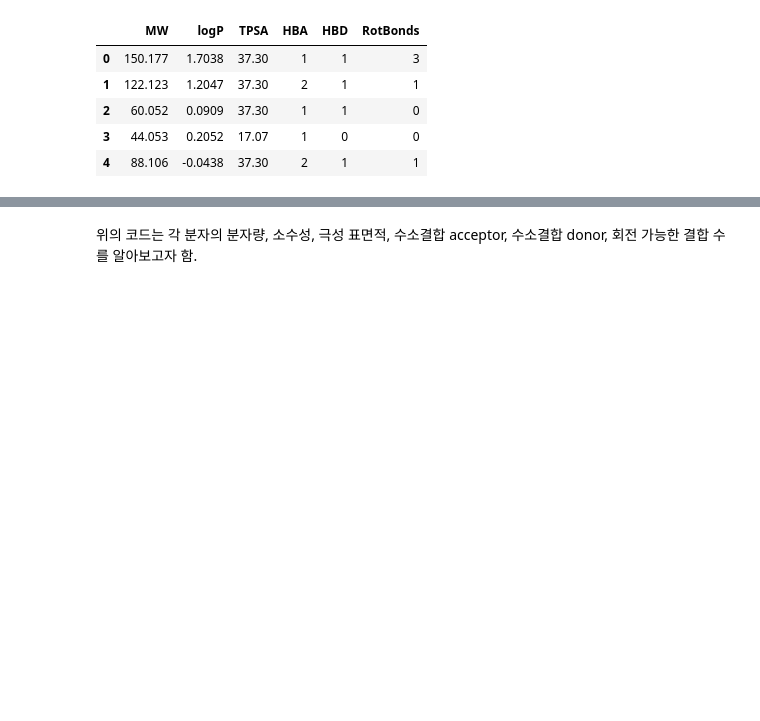
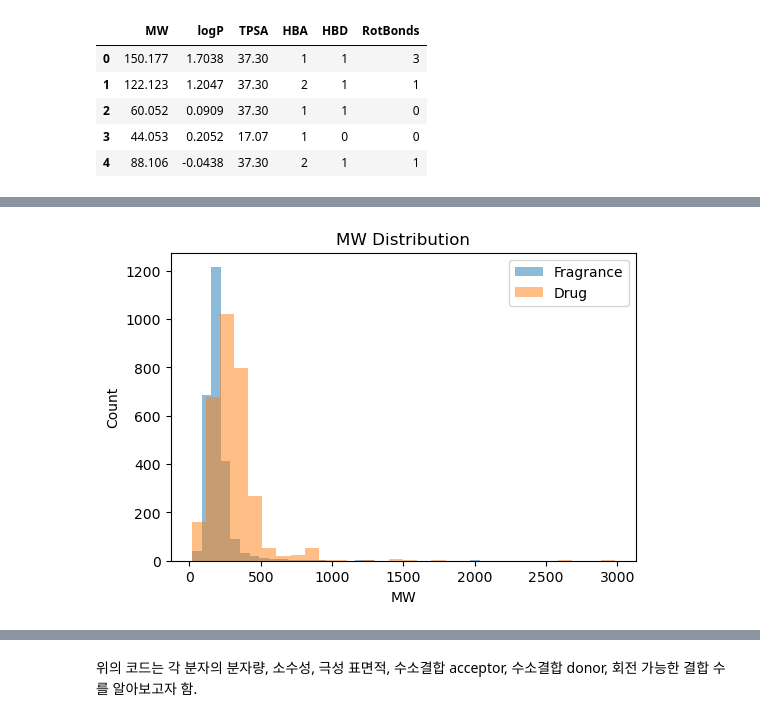
Before and after one commit to Hyeji-Shin-lab/2026-Algorithm, a Jupyter notebook: 신혜지_20251259_화학제품군.ipynb, the cells around one changed output, grey strips where cells are left out. Cells and saved outputs as stored; diff of their text form; code cells hidden in the pictures; blank space fills up the shorter version.

```diff
--- a/신혜지_20251259_화학제품군.ipynb
+++ b/신혜지_20251259_화학제품군.ipynb
@@ -157,0 +152,19 @@ desc_df.head()
+# %%
+# Drug Descriptor 계산
+
+from rdkit.Chem import Descriptors
+from rdkit.Chem import rdMolDescriptors
+import pandas as pd
+
+drug_mols = [Chem.MolFromSmiles(s) for s in drug_valid]
+
+drug_desc = pd.DataFrame({
+    "MW": [Descriptors.MolWt(m) for m in drug_mols],
+    "logP": [Descriptors.MolLogP(m) for m in drug_mols],
+    "TPSA": [rdMolDescriptors.CalcTPSA(m) for m in drug_mols],
+    "HBA": [rdMolDescriptors.CalcNumHBA(m) for m in drug_mols],
+    "HBD": [rdMolDescriptors.CalcNumHBD(m) for m in drug_mols],
+    "RotBonds": [rdMolDescriptors.CalcNumRotatableBonds(m) for m in drug_mols]
+})
+
+drug_desc.head()
@@ -157,0 +182,26 @@ desc_df.head()
+# %%
+# MW 비교 - Drug
+
+import matplotlib.pyplot as plt
+
+plt.figure(figsize=(6,4))
+
+plt.hist(desc_df["MW"],
+        bins=30,
+        alpha = 0.5,
+        label="Fragrance")
+
+plt.hist(drug_desc["MW"],
+        bins = 30,
+        alpha = 0.5,
+        label = "Drug")
+
+plt.xlabel("MW")
+plt.ylabel("Count")
+plt.title("MW Distribution")
+
+plt.legend()
+
+plt.show()
+# %% [output]
+[figure, added]
```
Also changed, not shown: parts of 31 cells of this notebook.
